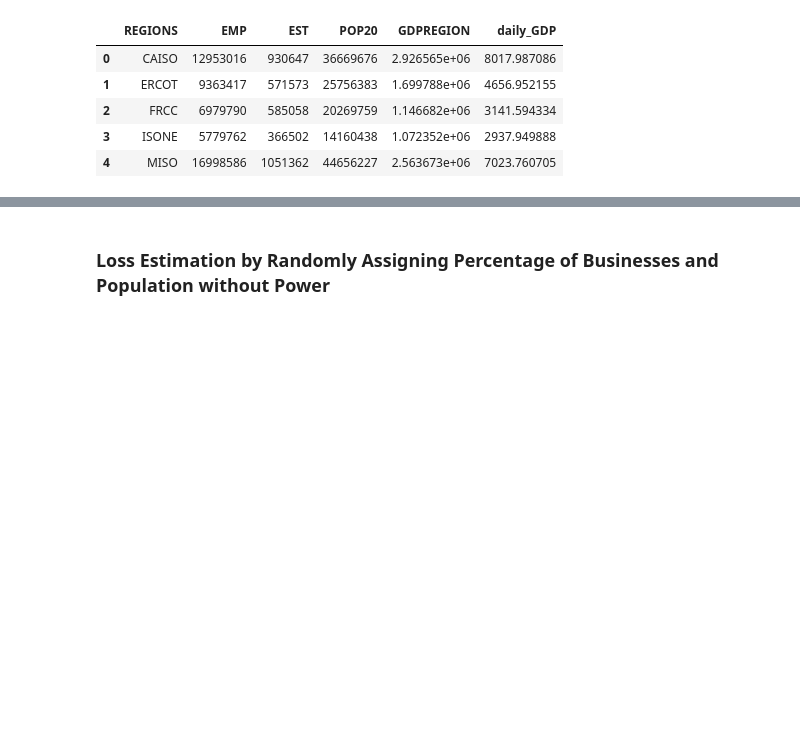
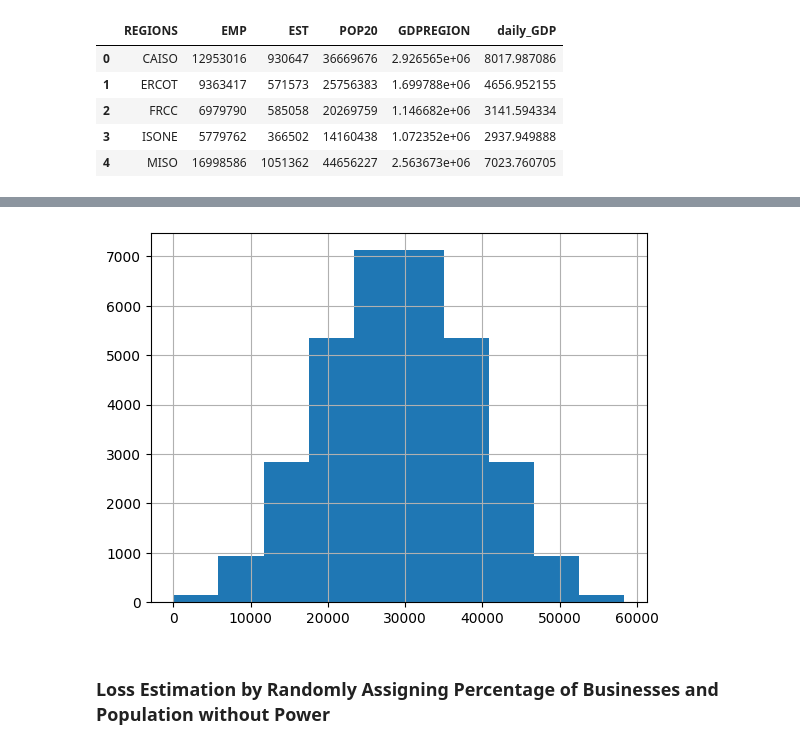
Before and after one commit to denniesbor/spwio, a Jupyter notebook: notebooks/scenario_modeling.ipynb, the cells around one changed output, grey strips where cells are left out. Saved outputs shown, nothing was run; the diff lists cells and outputs as text; code cells hidden in the pictures; blank space fills up the shorter version.

```diff
--- a/notebooks/scenario_modeling.ipynb
+++ b/notebooks/scenario_modeling.ipynb
@@ -71,3 +168,15 @@ df_business.head(5)
+# %%
+# aggregate of daily GDP shock
+df_daily_GDP["GDP_Total_WO_POW"].hist()
+
+# percentiles/limits
+# 99%, 1%
+upper_1p, lower_1p = df_daily_GDP["GDP_Total_WO_POW"].quantile(0.99), df_daily_GDP["GDP_Total_WO_POW"].quantile(0.01)
+upper_10p, lower_10p = df_daily_GDP["GDP_Total_WO_POW"].quantile(0.9), df_daily_GDP["GDP_Total_WO_POW"].quantile(0.1)
+
+print(f"99")
+# %% [output]
+[figure, added]
 # %% [markdown]
 ### Loss Estimation by Randomly Assigning Percentage of Businesses and Population without Power
 # %%
```
Also changed, not shown: parts of 10 cells of this notebook.
